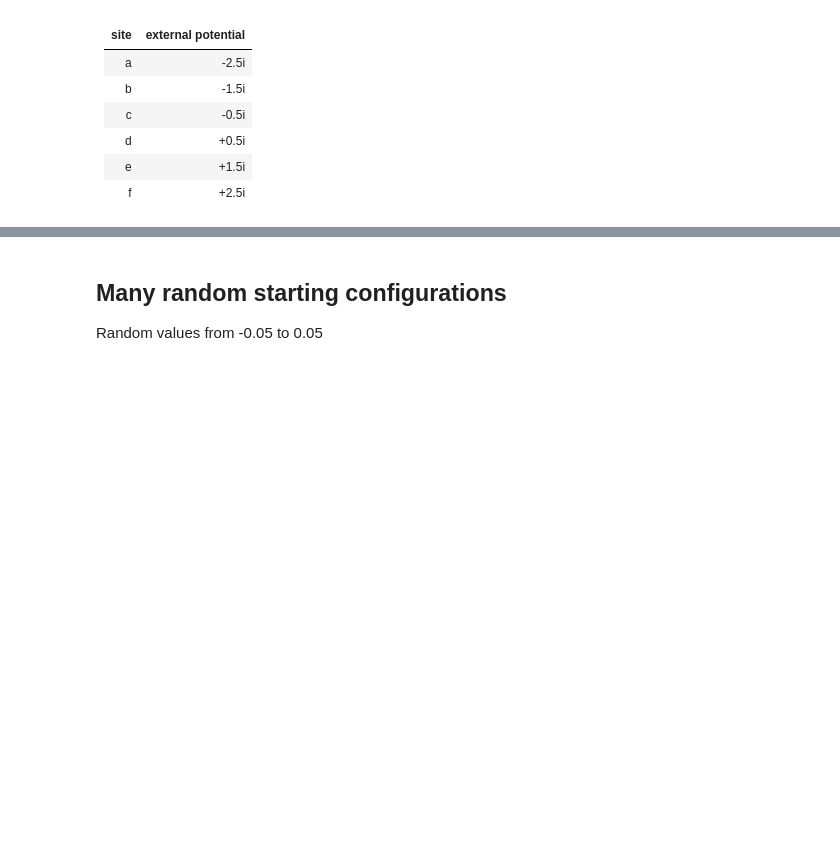
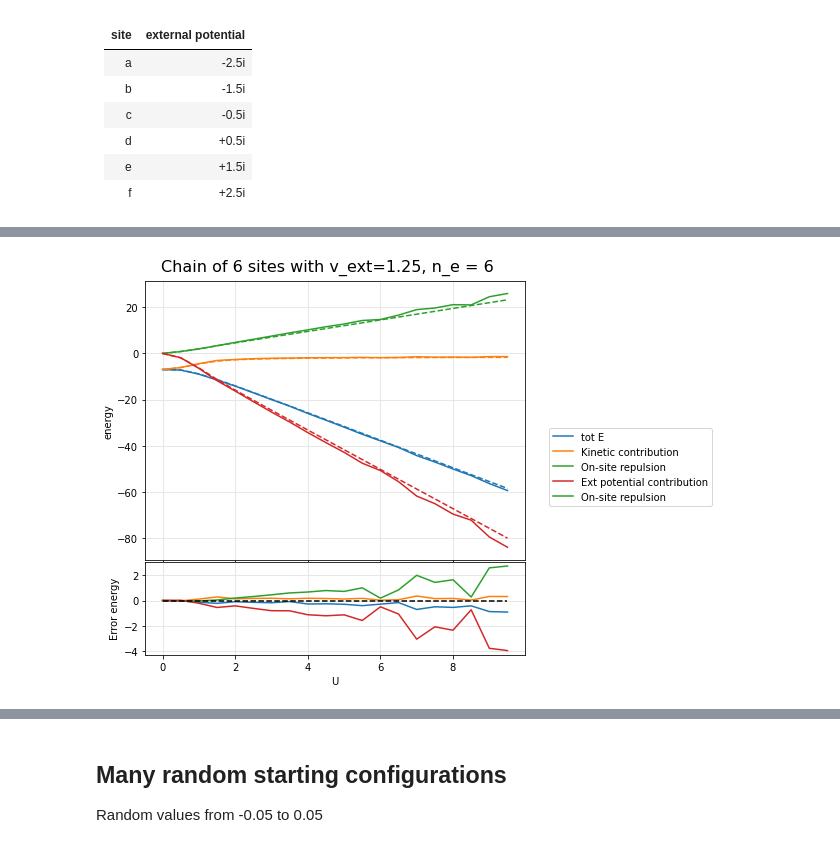
Before and after one commit to mrgulin/Single_shot, a Jupyter notebook: LPFET/Chain1_corrected.ipynb, the cells around one changed output, grey strips where cells are left out. Cells and saved outputs as stored; diff of their text form; code cells hidden in the pictures; blank space fills up the shorter version.

```diff
--- a/LPFET/Chain1_corrected.ipynb
+++ b/LPFET/Chain1_corrected.ipynb
@@ -236,0 +243,27 @@ plt.savefig(f'results/Chain1/occupation(iter)_oscillations_site-{plot_index}.png
+# %%
+fig, ax = plt.subplots(2, 1, figsize=(6,6), sharex=True, gridspec_kw={'height_ratios': [3, 1]})
+fig.tight_layout()
+fig.subplots_adjust(hspace=0.01, top=0.93)
+ax[0].grid(True, color='#E2E2E2')
+ax[1].grid(True, color='#E2E2E2')
+ax[0].plot(x, E['tot'], c=mpl.cm.get_cmap('tab10')(0), label='tot E')
+ax[0].plot(x, E_ref['tot'], c=mpl.cm.get_cmap('tab10')(0), linestyle='--')
+ax[0].plot(x, E['kin'], c=mpl.cm.get_cmap('tab10')(1), label='Kinetic contribution')
+ax[0].plot(x, E_ref['kin'], c=mpl.cm.get_cmap('tab10')(1), linestyle='--')
+ax[0].plot(x, E['u'], c=mpl.cm.get_cmap('tab10')(2), label='On-site repulsion')
+ax[0].plot(x, E_ref['u'], c=mpl.cm.get_cmap('tab10')(2), linestyle='--')
+ax[0].plot(x, E['v_ext'], c=mpl.cm.get_cmap('tab10')(3), label='Ext potential contribution')
+ax[0].plot(x, E_ref['v_ext'], c=mpl.cm.get_cmap('tab10')(3), linestyle='--')
+plt.xlabel("U")
+ax[0].set_ylabel('energy')
+ax[1].set_ylabel('Error energy')
+ax[1].plot(x, E['tot'] - E_ref['tot'], c=mpl.cm.get_cmap('tab10')(0))
+ax[1].plot(x, E['kin'] - E_ref['kin'], c=mpl.cm.get_cmap('tab10')(1))
+ax[1].plot(x, E['u'] - E_ref['u'], c=mpl.cm.get_cmap('tab10')(2), label='On-site repulsion')
+ax[1].plot(x, E['v_ext'] - E_ref['v_ext'], c=mpl.cm.get_cmap('tab10')(3))
+ax[1].plot(x, [0]*len(x), c='k', linestyle='--')
+fig.suptitle(f'Chain of 6 sites with v_ext={pmv}, n_e = {n_electron}', fontsize=16)
+fig.legend(loc='center left', bbox_to_anchor=(1, 0.5))
+plt.savefig(f'results/Chain1_filtered/Energy_errors_U_ne-{n_electron}_v-ext-{pmv}_{str(step)}.png', dpi=150,  bbox_inches='tight')
+# %% [output]
+[figure, added]
```
Also changed, not shown: parts of 19 cells of this notebook, 1 other file.
